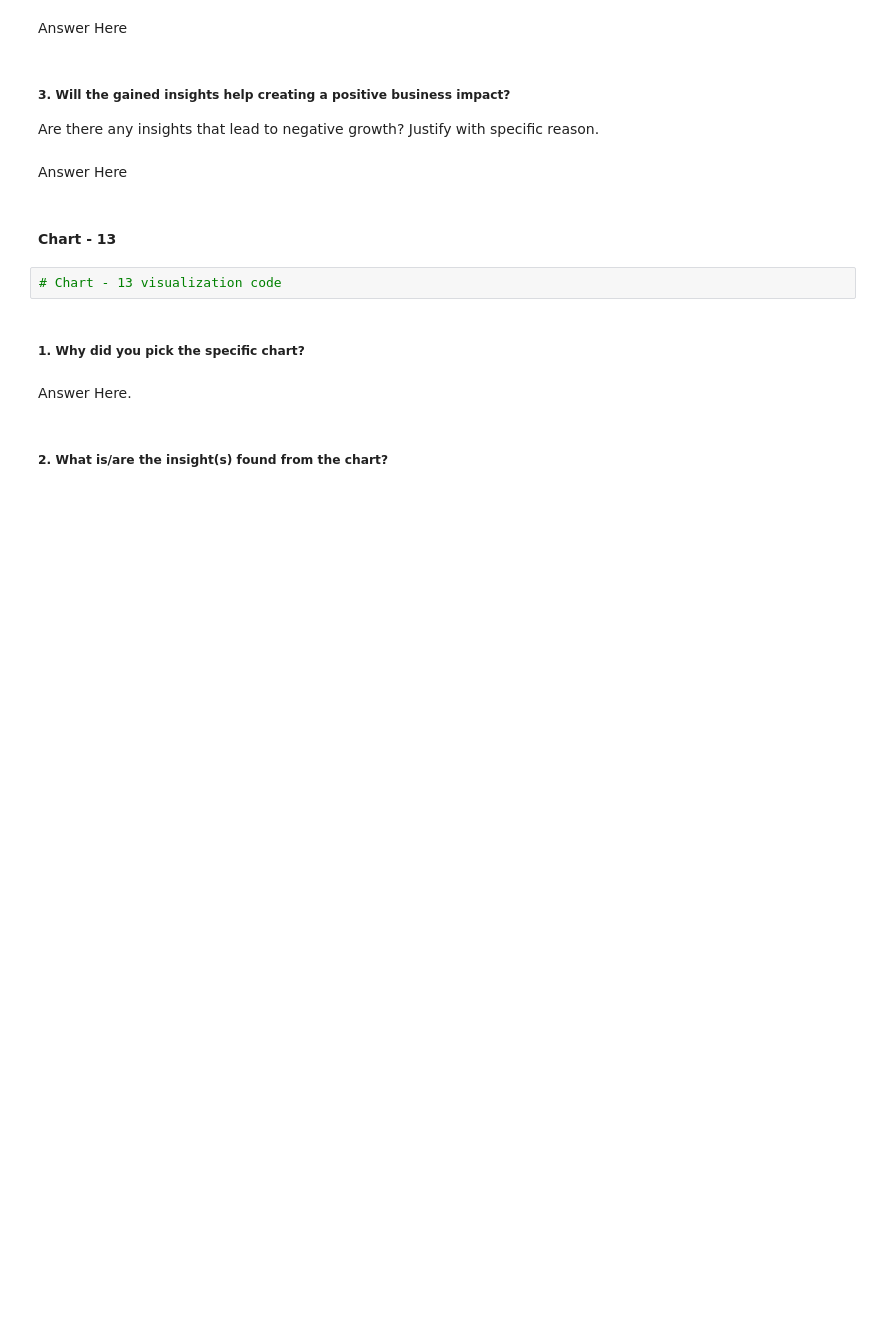
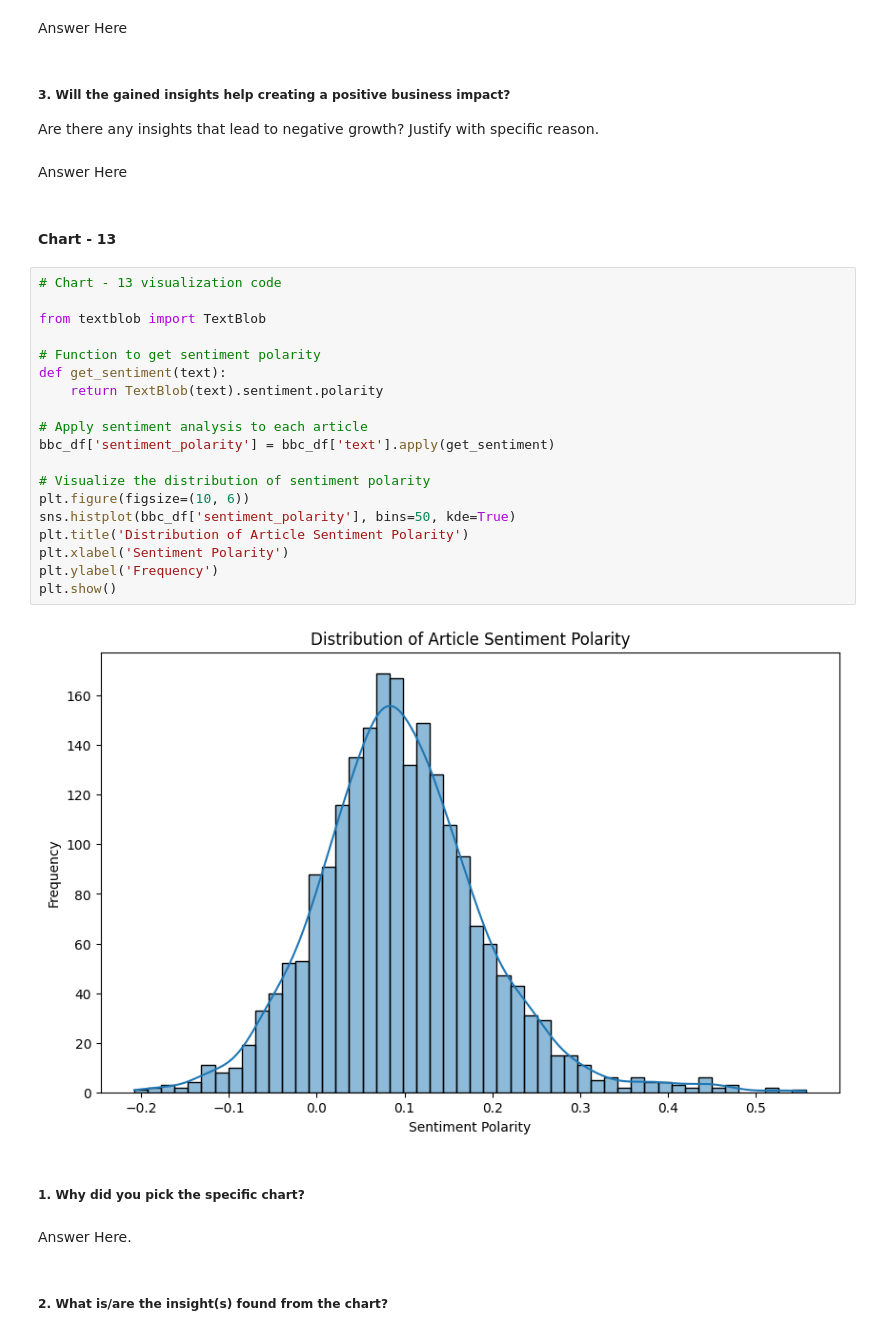
Before and after one commit to hitcaff/Topic_Modeling_on_news_articles, a Jupyter notebook: Topic_Modeling_on_News_Articles(Unsupervised)_.ipynb, the cells around one changed output. Cells and saved outputs as stored; diff of their text form; blank space fills up the shorter version.

```diff
--- a/Topic_Modeling_on_News_Articles(Unsupervised)_.ipynb
+++ b/Topic_Modeling_on_News_Articles(Unsupervised)_.ipynb
@@ -635,8 +741,27 @@ Are there any insights that lead to negative growth? Justify with specific reaso
 Answer Here
 # %% [markdown]
 #### Chart - 13
-# %%
-# Chart - 13 visualization code
+# %%
+# Chart - 13 visualization code
+
+from textblob import TextBlob
+
+# Function to get sentiment polarity
+def get_sentiment(text):
+    return TextBlob(text).sentiment.polarity
+
+# Apply sentiment analysis to each article
+bbc_df['sentiment_polarity'] = bbc_df['text'].apply(get_sentiment)
+
+# Visualize the distribution of sentiment polarity
+plt.figure(figsize=(10, 6))
+sns.histplot(bbc_df['sentiment_polarity'], bins=50, kde=True)
+plt.title('Distribution of Article Sentiment Polarity')
+plt.xlabel('Sentiment Polarity')
+plt.ylabel('Frequency')
+plt.show()
+# %% [output]
+[figure, added]
 # %% [markdown]
 ##### 1. Why did you pick the specific chart?
 # %% [markdown]
```
Also changed, not shown: parts of 10 cells of this notebook.
